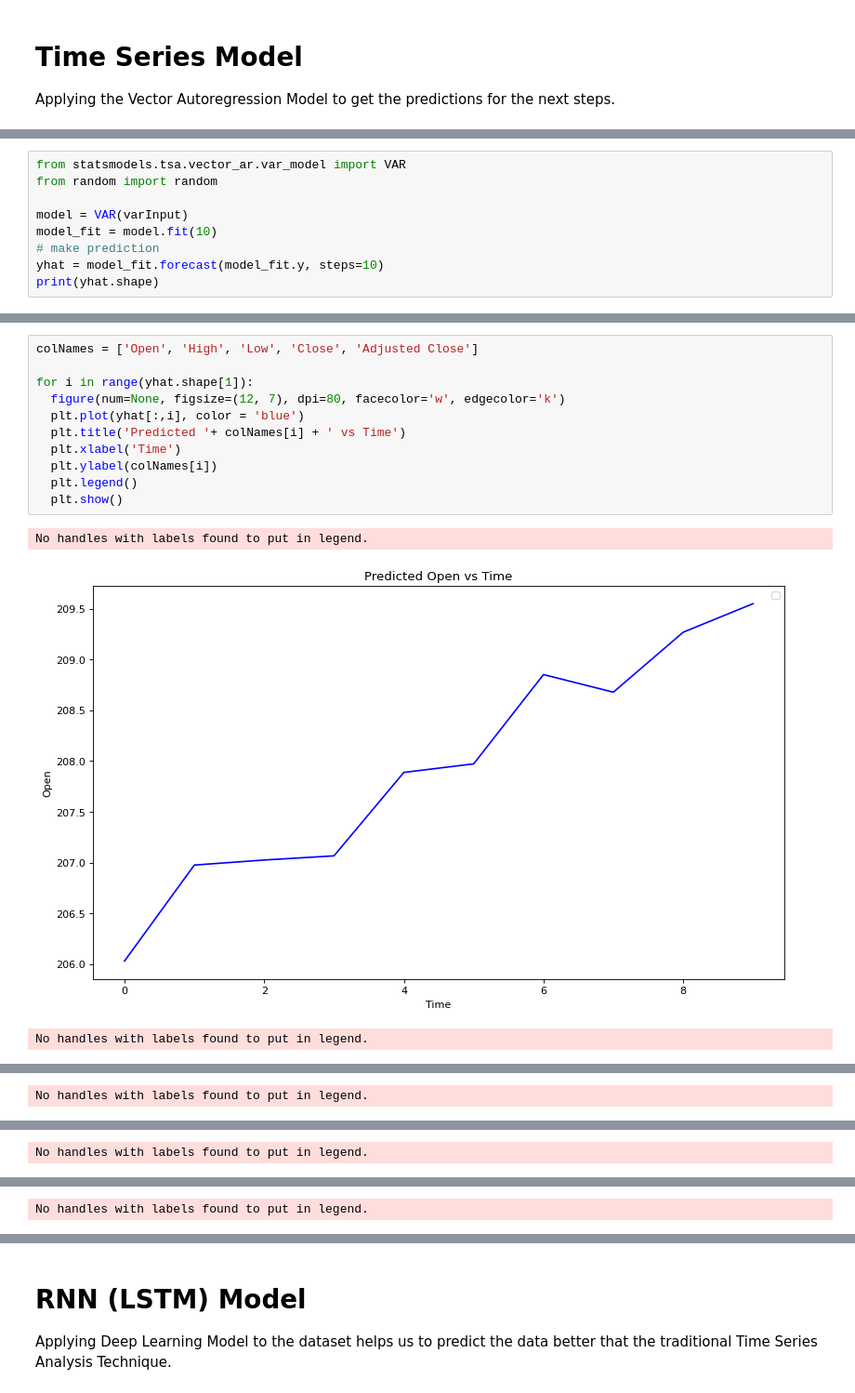
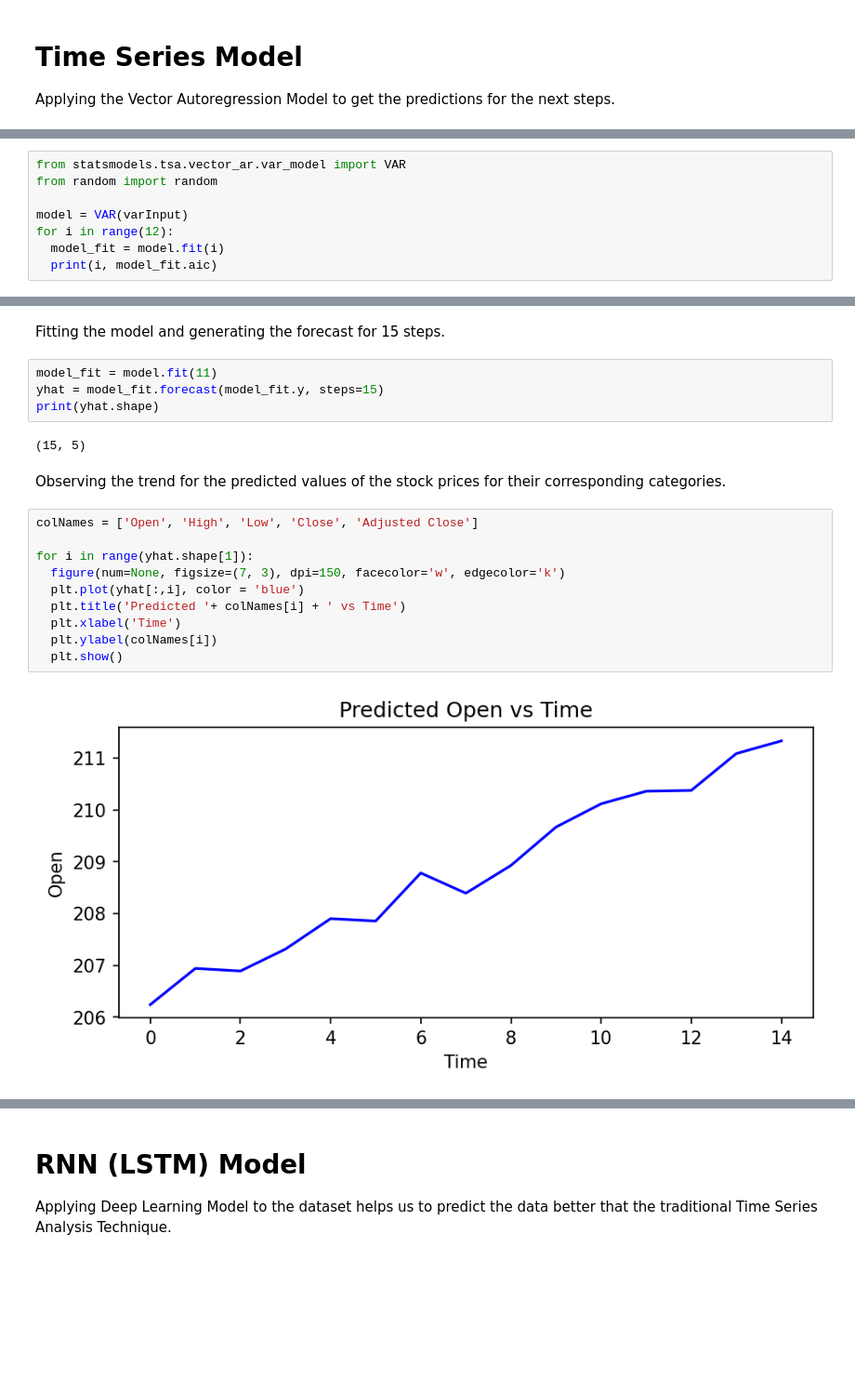
Before and after one commit to ojaashampiholi/Stock_Forecasting, a Jupyter notebook: Stock_Forecast.ipynb, the cells around one changed output, grey strips where cells are left out. Shown at 93% size. Cells and saved outputs as stored; diff of their text form; blank space fills up the shorter version.

```diff
--- a/Stock_Forecast.ipynb
+++ b/Stock_Forecast.ipynb
@@ -81,8 +102,7 @@ from statsmodels.tsa.vector_ar.var_model import VAR
 from random import random
 
 model = VAR(varInput)
-model_fit = model.fit(10)
-# make prediction
-yhat = model_fit.forecast(model_fit.y, steps=10)
-print(yhat.shape)
+for i in range(12):
+  model_fit = model.fit(i)
+  print(i, model_fit.aic)
 # %% [output]
@@ -90,15 +121,22 @@ print(yhat.shape)
+# %% [markdown]
+Fitting the model and generating the forecast for 15 steps.
+# %%
+model_fit = model.fit(11)
+yhat = model_fit.forecast(model_fit.y, steps=15)
+print(yhat.shape)
+# %% [output]
+(15, 5)
+# %% [markdown]
+Observing the trend for the predicted values of the stock prices for their corresponding categories.
 # %%
 colNames = ['Open', 'High', 'Low', 'Close', 'Adjusted Close']
 
 for i in range(yhat.shape[1]):
-  figure(num=None, figsize=(12, 7), dpi=80, facecolor='w', edgecolor='k')
+  figure(num=None, figsize=(7, 3), dpi=150, facecolor='w', edgecolor='k')
   plt.plot(yhat[:,i], color = 'blue')
   plt.title('Predicted '+ colNames[i] + ' vs Time')
   plt.xlabel('Time')
   plt.ylabel(colNames[i])
-  plt.legend()
   plt.show()
 # %% [output]
-No handles with labels found to put in legend.
-[figure, old version]
+[figure, new version]
-No handles with labels found to put in legend.
@@ -106 +143,0 @@ No handles with labels found to put in legend.
-No handles with labels found to put in legend.
@@ -108 +144,0 @@ No handles with labels found to put in legend.
-No handles with labels found to put in legend.
@@ -110 +145,0 @@ No handles with labels found to put in legend.
-No handles with labels found to put in legend.
```
Also changed, not shown: parts of 13 cells of this notebook.
